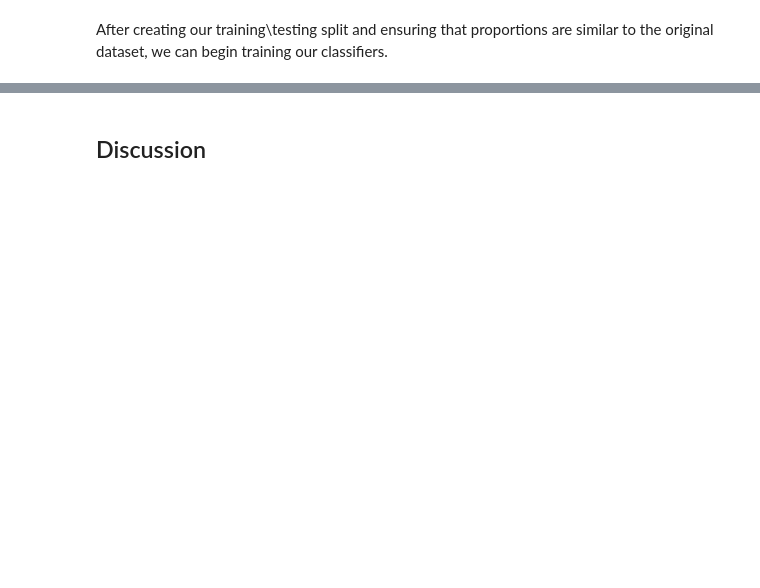
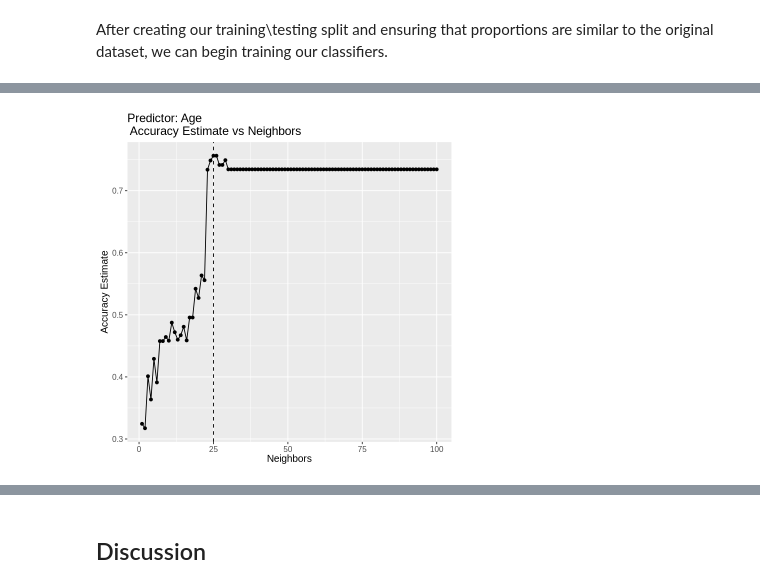
Before and after one commit to ckwok07/DSCI-100-Project-Final-Report, a Jupyter notebook: Project_Final_Report.ipynb, the cells around one changed output, grey strips where cells are left out. Saved outputs shown, nothing was run; the diff lists cells and outputs as text; code cells hidden in the pictures; blank space fills up the shorter version.

Commit message:
fixed knn classification for each predictor

```diff
--- a/Project_Final_Report.ipynb
+++ b/Project_Final_Report.ipynb
@@ -321,76 +271,37 @@ After creating our training\testing split and ensuring that proportions are simi
 # %%
-set.seed(1234) # Seed for possible recreation
+set.seed(1234)
 
-# Recipe for just age as a predictor
+options(repr.plot.width = 6, repr.plot.height = 6)
+
+# Recipe using Age to predictor subscription using the training data
 players_age_recipe <- recipe(subscribe ~ Age, data = players_training) |>
     step_scale(all_predictors()) |>
     step_center(all_predictors())
 
-# Recipe for just played_hours as a predictor
-players_played_hours_recipe <- recipe(subscribe ~ played_hours, data = players_training_2) |>
-    step_scale(all_predictors()) |>
-    step_center(all_predictors())
-
-# Recipe for age + played_hours as predictors
-players_age_played_hours_recipe <- recipe(subscribe ~ played_hours + Age, data = players_training_3) |>
-    step_scale(all_predictors()) |>
-    step_center(all_predictors())
-
-# Vfold for cross validation of our algorithm
-players_vfold <- vfold_cv(players_training, v = 10, strata = subscribe)
-
-# KNN algorithm model
-knn_spec <- nearest_neighbor(weight_func = "rectangular", neighbors = tune()) |>
-  set_engine("kknn") |>
-  set_mode("classification")
-
-# K-value tibble for cross validation
-k_vals <- tibble(neighbors = seq(from = 1, to = 100))
-
-# Then we perform cross validation for each recipe to ensure we have the most optimal K-value for each algorithm
-
-# Workflow for KNN classifier with just age as predictor
+# Results of the cross valudation.
 knn_age_results <- workflow() |>
     add_recipe(players_age_recipe) |>
     add_model(knn_spec) |>
     tune_grid(resamples = players_vfold, grid = k_vals) |>
     collect_metrics()
 
-# Pulling the best K-vale for just age as predictor
-best_k_age <- knn_age_results |>
-    filter(.metric == "accuracy") |>
+# Filtering metrics for just accuracy
+age_accuracies <- knn_age_results |>
+    filter(.metric == "accuracy")
+
+# Accuracy Estimate vs Neighbors visualization.
+accuracy_vs_k_age <- ggplot(age_accuracies, aes(x = neighbors, y = mean)) +
+  geom_point() +
+  geom_line() +
+  geom_vline(xintercept = best_k_age, linetype = "dashed") +
+  labs(title = "Predictor: Age \n Accuracy Estimate vs Neighbors", x = "Neighbors", y = "Accuracy Estimate") +
+  theme(text = element_text(size = 12))
+accuracy_vs_k_age
+
+# Pulling the most accurate k-value
+best_k_age <- age_accuracies |>
     arrange(desc(mean)) |>
     head(1) |>
     pull(neighbors)
 best_k_age
-
-# Workflow for KNN classifier with just played_hours as predictor
-knn_played_hours_results <- workflow() |>
-    add_recipe(players_played_hours_recipe) |>
-    add_model(knn_spec) |>
-    tune_grid(resamples = players_vfold, grid = k_vals) |>
-    collect_metrics()
-
-# Pulling the best K-vale for just played_hours as predictor
-best_k_played_hours <- knn_played_hours_results |>
-    filter(.metric == "accuracy") |>
-    arrange(desc(mean)) |>
-    head(1) |>
-    pull(neighbors)
-best_k_played_hours
-
-# Workflow for KNN classifier with both age and played_hours as predictors
-knn_age_played_hours_results <- workflow() |>
-    add_recipe(players_age_played_hours_recipe) |>
-    add_model(knn_spec) |>
-    tune_grid(resamples = players_vfold, grid = k_vals) |>
-    collect_metrics()
-
-# Pulling the best K-vale for both age and played_hours as predictors
-best_k_age_played_hours <- knn_age_played_hours_results |>
-    filter(.metric == "accuracy") |>
-    arrange(desc(mean)) |>
-    head(1) |>
-    pull(neighbors)
-best_k_age_played_hours
 # %% [output]
@@ -399,0 +309 @@ best_k_age_played_hours
+[figure, added]
```
Also changed, not shown: parts of 19 cells of this notebook.
